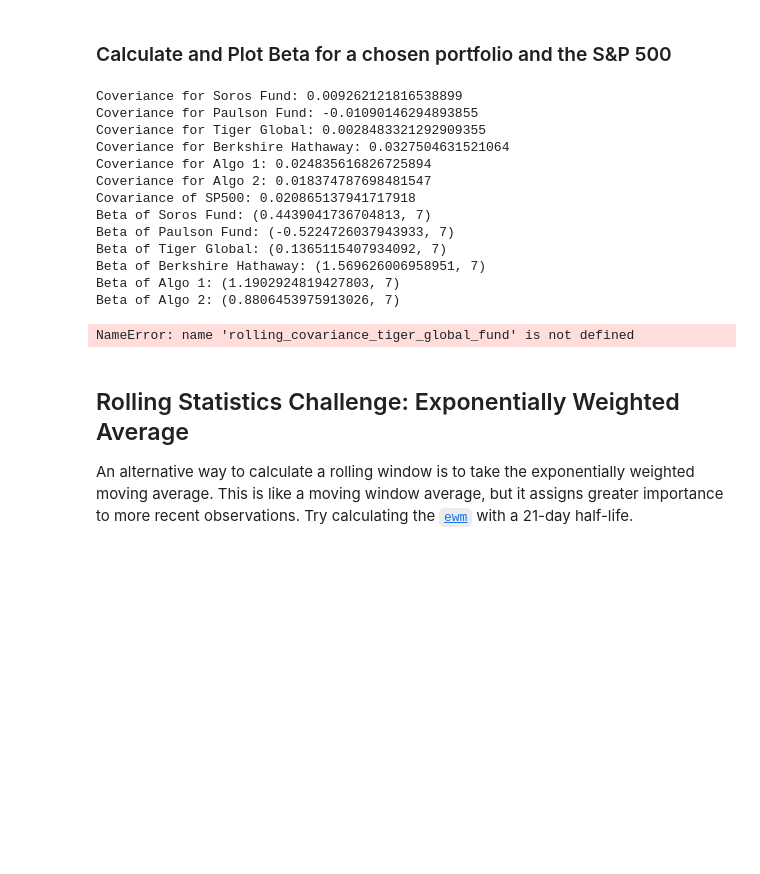
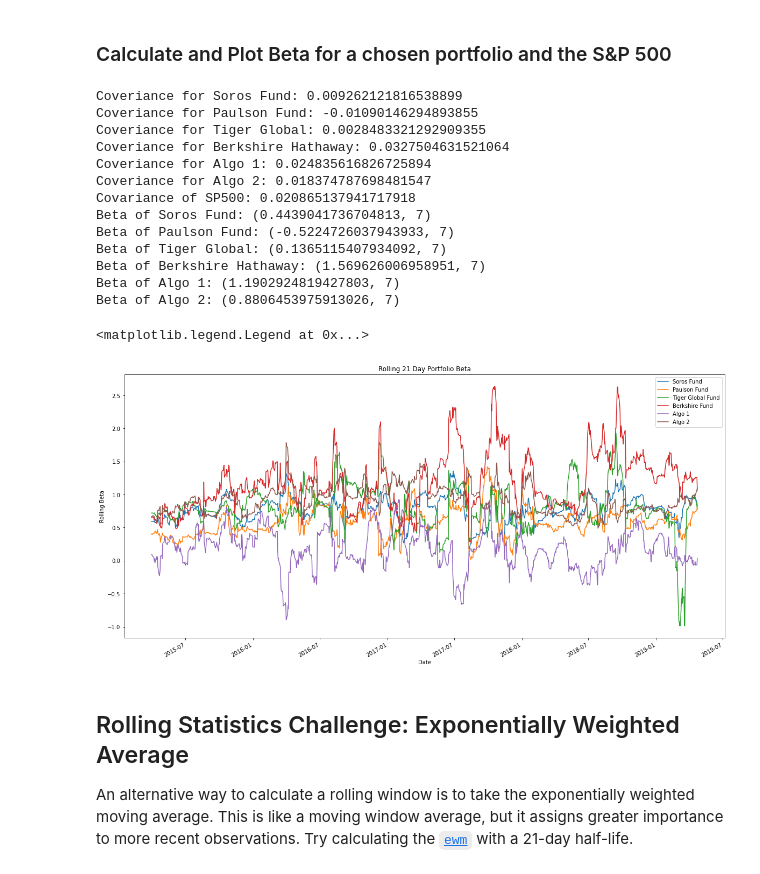
Before and after one commit to Amphibian303/Pandas-Homework, a Jupyter notebook: whale_analysis.ipynb, the cells around one changed output. Drawn from its saved outputs; the diff is of its cells as text; code cells hidden in the pictures; blank space fills up the shorter version.

```diff
--- a/whale_analysis.ipynb
+++ b/whale_analysis.ipynb
@@ -496,7 +503,7 @@ beta = [soros_fund_beta, paulson_fund_beta, tiger_global_beta, berkshire_fund_be
 
 rolling_covariance_soros_fund = combined_returns_df["Soros_Fund"].rolling(window=21).cov(combined_returns_df["sp500"])
 rolling_covariance_paulson_fund = combined_returns_df["Paulson_Fund"].rolling(window=21).cov(combined_returns_df["sp500"])
-rolling_covariance_tiger_golbal_fund = combined_returns_df["Tiger_Global_Fund"].rolling(window=21).cov(combined_returns_df["sp500"])
+rolling_covariance_tiger_global_fund = combined_returns_df["Tiger_Global_Fund"].rolling(window=21).cov(combined_returns_df["sp500"])
 rolling_covariance_berkshire_fund = combined_returns_df["Berkshire_Fund"].rolling(window=21).cov(combined_returns_df["sp500"])
 rolling_covariance_algo1 = combined_returns_df["Algo1"].rolling(window=21).cov(combined_returns_df["sp500"])
 rolling_covariance_algo2 = combined_returns_df["Algo2"].rolling(window=21).cov(combined_returns_df["sp500"])
@@ -507,37 +514,38 @@ rolling_beta_soros_fund = rolling_covariance_soros_fund / rolling_variance_sp500
 rolling_beta_paulson_fund = rolling_covariance_paulson_fund / rolling_variance_sp500
 rolling_beta_tiger_global_fund = rolling_covariance_tiger_global_fund / rolling_variance_sp500
 rolling_beta_berkshire_fund = rolling_covariance_berkshire_fund / rolling_variance_sp500
-rolling_beta_algo_1 = rolling_covariance_algo_1 / rolling_variance_sp500
-rolling_beta_algo_2 = rolling_covariance_algo_2 / rolling_variance_sp500
+rolling_beta_algo_1 = rolling_covariance_algo1 / rolling_variance_sp500
+rolling_beta_algo_2 = rolling_covariance_algo2 / rolling_variance_sp500
 
 
 ax = rolling_beta_soros_fund.plot(figsize=(20,10))
 rolling_beta_paulson_fund.plot(ax=ax)
 rolling_beta_tiger_global_fund.plot(ax=ax)
 rolling_beta_berkshire_fund.plot(ax=ax)
 rolling_beta_algo_1.plot(ax=ax)
 rolling_beta_algo_2.plot(ax=ax)
 
 ax.set_ylabel("Rolling Beta")
 ax.set_xlabel("Date")
 ax.set_title("Rolling 21 Day Portfolio Beta")
 
 ax.legend(["Soros Fund", "Paulson Fund", "Tiger Global Fund", "Berkshire Fund", "Algo 1", "Algo 2"])
 # %% [output]
 Coveriance for Soros Fund: 0.009262121816538899
 Coveriance for Paulson Fund: -0.01090146294893855
 Coveriance for Tiger Global: 0.0028483321292909355
 Coveriance for Berkshire Hathaway: 0.0327504631521064
 Coveriance for Algo 1: 0.024835616826725894
 Coveriance for Algo 2: 0.018374787698481547
 Covariance of SP500: 0.020865137941717918
 Beta of Soros Fund: (0.4439041736704813, 7)
 Beta of Paulson Fund: (-0.5224726037943933, 7)
 Beta of Tiger Global: (0.1365115407934092, 7)
 Beta of Berkshire Hathaway: (1.569626006958951, 7)
 Beta of Algo 1: (1.1902924819427803, 7)
 Beta of Algo 2: (0.8806453975913026, 7)
-NameError: name 'rolling_covariance_tiger_global_fund' is not defined
+<matplotlib.legend.Legend at 0x...>
+[figure, added]
 # %% [markdown]
 ## Rolling Statistics Challenge: Exponentially Weighted Average
 
```
Also changed, not shown: parts of 1 cell of this notebook.
